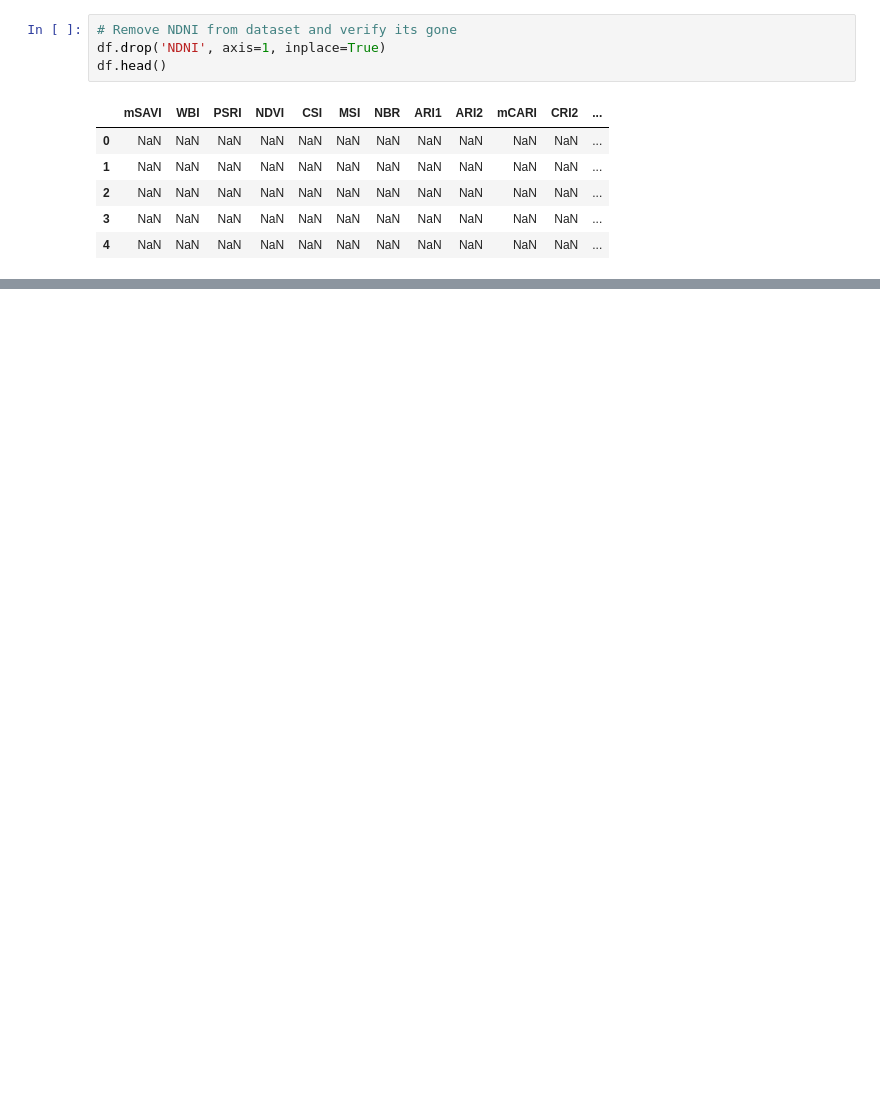
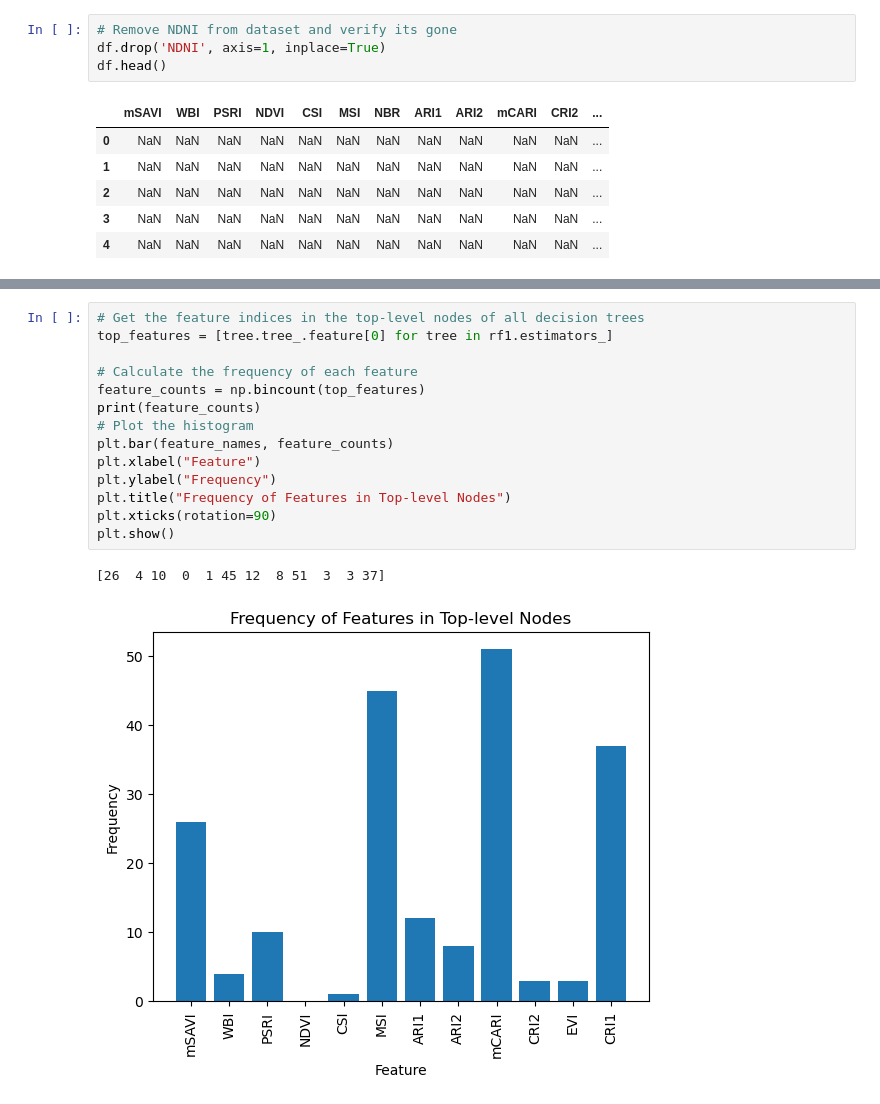
Before and after one commit to philhilt96/forest_fire_regrowth_analysis, a Jupyter notebook: main.ipynb, the cells around one changed output, grey strips where cells are left out. Drawn from its saved outputs; the diff is of its cells as text; blank space fills up the shorter version.

```diff
--- a/main.ipynb
+++ b/main.ipynb
@@ -246,0 +394,17 @@ R-squared: 0.8857448773089194
+# %%
+# Get the feature indices in the top-level nodes of all decision trees
+top_features = [tree.tree_.feature[0] for tree in rf1.estimators_]
+
+# Calculate the frequency of each feature
+feature_counts = np.bincount(top_features)
+print(feature_counts)
+# Plot the histogram
+plt.bar(feature_names, feature_counts)
+plt.xlabel("Feature")
+plt.ylabel("Frequency")
+plt.title("Frequency of Features in Top-level Nodes")
+plt.xticks(rotation=90)
+plt.show()
+# %% [output]
+[26  4 10  0  1 45 12  8 51  3  3 37]
+[figure, added]
```
Also changed, not shown: parts of 11 cells of this notebook.
